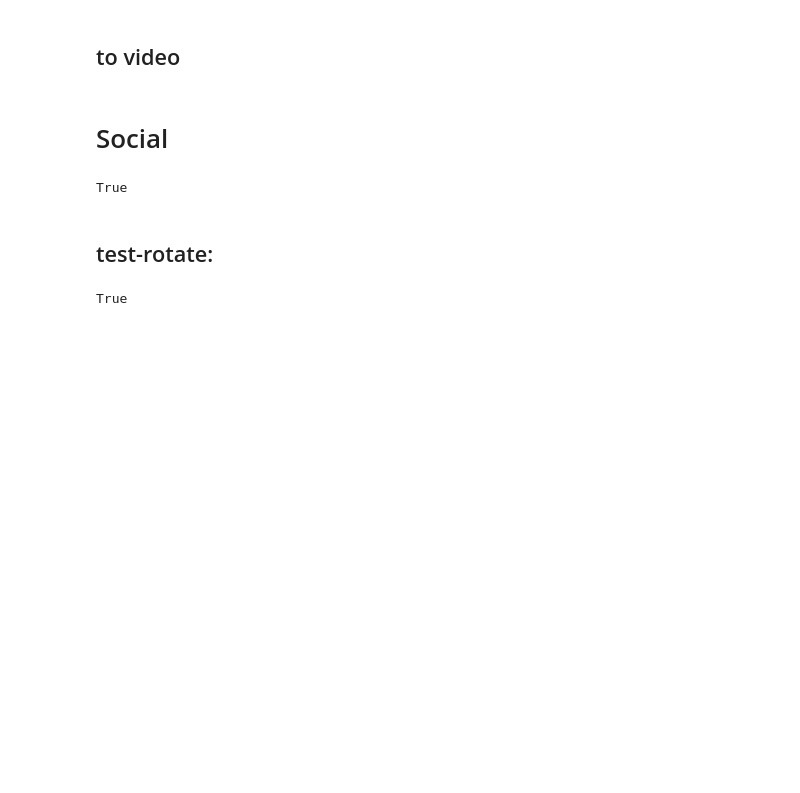
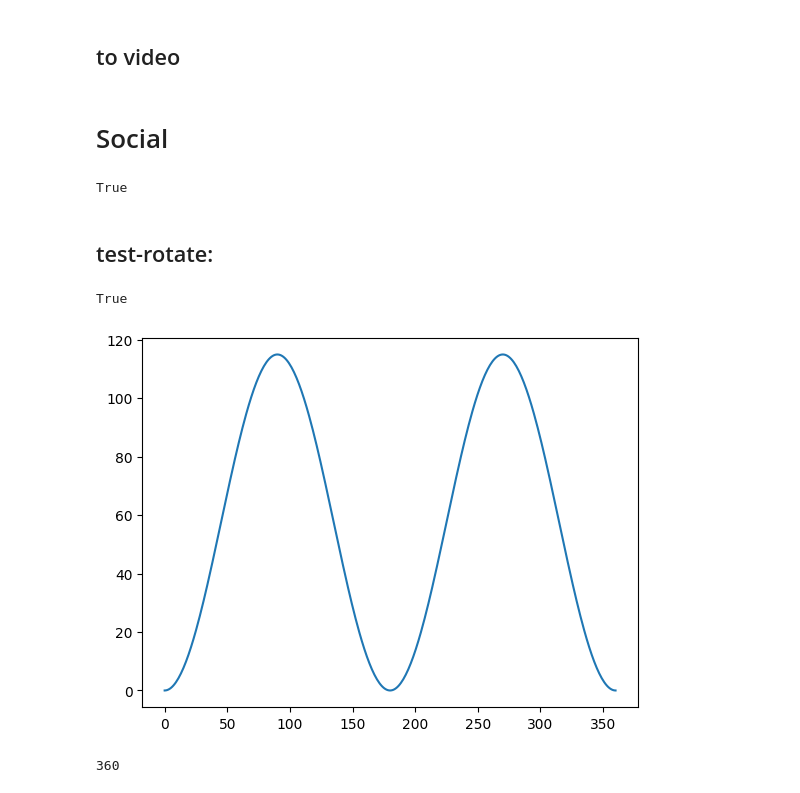
Before and after one commit to farh8d/zoom-rotate, a Jupyter notebook: usage.ipynb, the cells around one changed output. Saved outputs shown, nothing was run; the diff lists cells and outputs as text; code cells hidden in the pictures; blank space fills up the shorter version.

```diff
--- a/usage.ipynb
+++ b/usage.ipynb
@@ -312,3 +369,22 @@ im1 = rotate_image(im1 , 10)
 cv2.imwrite("kkk.jpg" , im1)
 # %% [output]
 True
+# %%
+import numpy as np
+import matplotlib.pyplot as plt
+
+height = 2300
+
+scale = 0.05
+
+x = np.linspace(0, 360, 360)
+y =  ((np.sin((x - 45) / 180 * 2 * np.pi) ) + 1)/2  *  (height * scale)
+
+plt.plot(x, y)
+plt.show()
+# %% [output]
+[figure, added]
+# %%
+len(y)
+# %% [output]
+360
```
Also changed, not shown: parts of 5 cells of this notebook, 12 other files.
